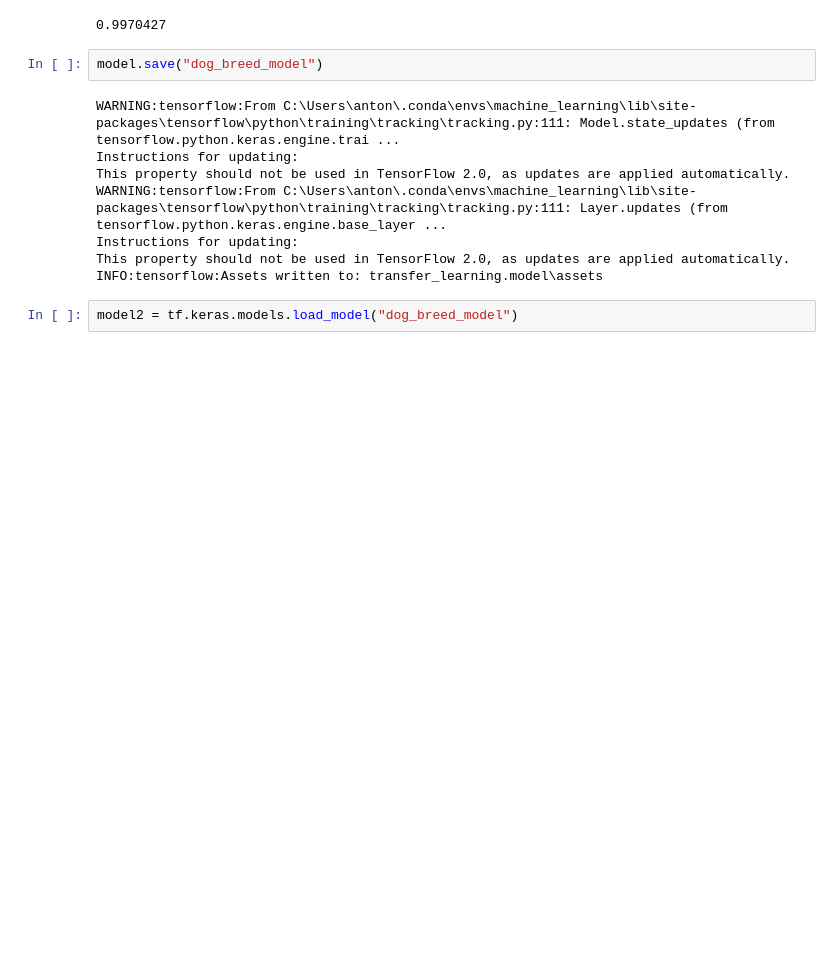
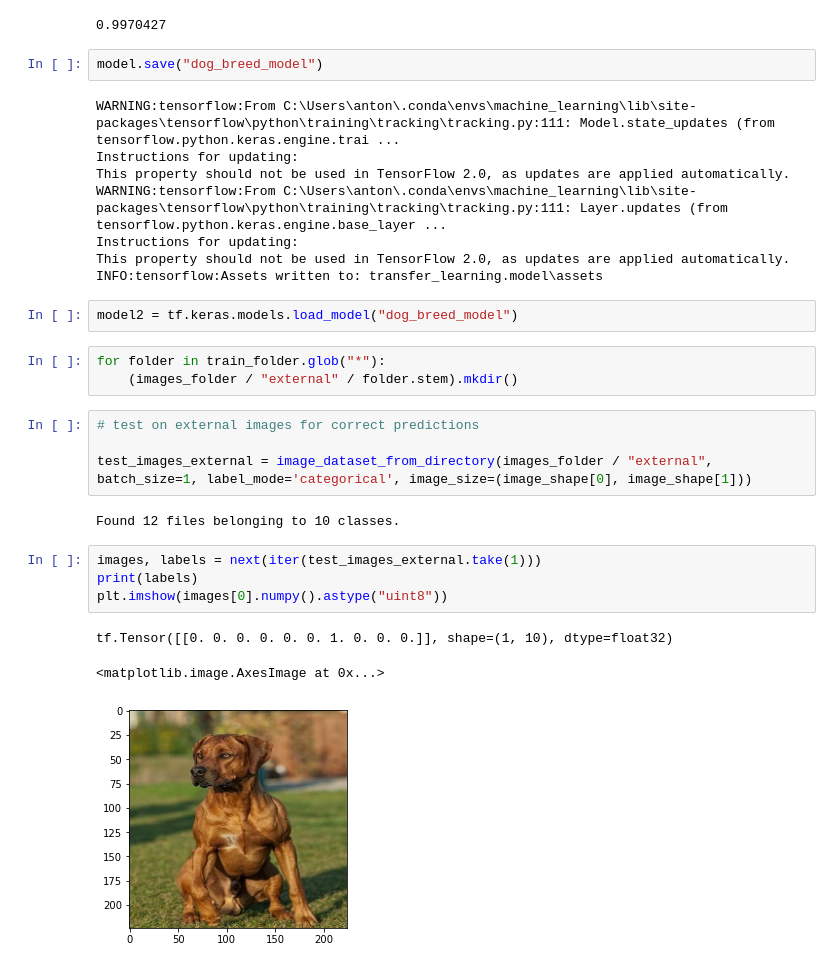
Before and after one commit to Valemos/ml_labs, a Jupyter notebook: RGR dog breed identification/experiments.ipynb, the cells around one changed output. Saved outputs shown, nothing was run; the diff lists cells and outputs as text; blank space fills up the shorter version.

```diff
--- a/RGR dog breed identification/experiments.ipynb
+++ b/RGR dog breed identification/experiments.ipynb
@@ -177,3 +177,20 @@ This property should not be used in TensorFlow 2.0, as updates are applied autom
 INFO:tensorflow:Assets written to: transfer_learning.model\assets
 # %%
 model2 = tf.keras.models.load_model("dog_breed_model")
+# %%
+for folder in train_folder.glob("*"):
+    (images_folder / "external" / folder.stem).mkdir()
+# %%
+# test on external images for correct predictions
+
+test_images_external = image_dataset_from_directory(images_folder / "external", batch_size=1, label_mode='categorical', image_size=(image_shape[0], image_shape[1]))
+# %% [output]
+Found 12 files belonging to 10 classes.
+# %%
+images, labels = next(iter(test_images_external.take(1)))
+print(labels)
+plt.imshow(images[0].numpy().astype("uint8"))
+# %% [output]
+tf.Tensor([[0. 0. 0. 0. 0. 0. 1. 0. 0. 0.]], shape=(1, 10), dtype=float32)
+<matplotlib.image.AxesImage at 0x...>
+[figure, added]
```
Also changed, not shown: parts of 2 cells of this notebook, 1 other file.
